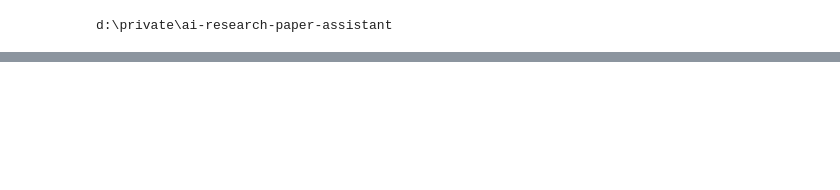
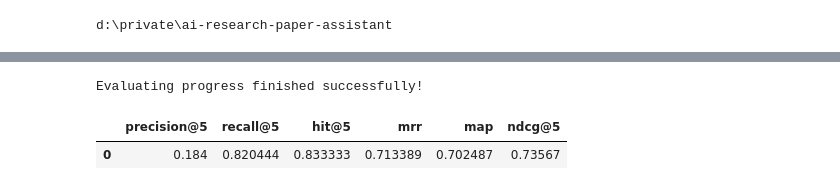
Before and after one commit to luannt1010/ai-research-paper-assistant, a Jupyter notebook: notebooks/benchmark.ipynb, the cells around one changed output, grey strips where cells are left out. Saved outputs shown, nothing was run; the diff lists cells and outputs as text; code cells hidden in the pictures; blank space fills up the shorter version.

```diff
--- a/notebooks/benchmark.ipynb
+++ b/notebooks/benchmark.ipynb
@@ -36,5 +52,5 @@ for k, v in tqdm(corpus.items(), desc="READING"):
     )
     documents.append(doc)
 # %%
-emebdder = OllamaEmbedder(dimensions=2046, num_ctx=8192, num_gpu=1)
-all_embeddings = emebdder.embed_documents(documents)
+all_embeddings = embedder.embed_documents(documents, batch_size=64)
+print(len(all_embeddings))
@@ -49,10 +74,13 @@ db.insert(documents, all_embeddings)
 # %%
-from src.evaluation.evaluator import Evaluator
-from src.reranker.cross_encoder_reranker import CrossEncoderReRanker
+eval_llm_model_name = "llama3.1"
+eval_embedder_model_name = "embeddinggemma:300m"
+temperature = 0
+max_tokens = 16384
+CANDIDATE_K = 50
+TOP_K = 5
 
-cross_reranker = CrossEncoderReRanker(device="cuda")
-
-evaluator_dense = Evaluator(repository=db, embedder=emebdder, search_mode="dense")
-evaluator_hybrid = Evaluator(repository=db, embedder=emebdder, search_mode="hybrid")
-evaluator_hybrid_rerank = Evaluator(repository=db, embedder=emebdder, reranker=cross_reranker, search_mode="hybrid")
+evaluator_dense = Evaluator(repository=db, embedder=embedder, retriever=dense_retriever, eval_llm_model_name=eval_llm_model_name, eval_embedder_model_name=eval_embedder_model_name, temperature=temperature, max_tokens=max_tokens)
+evaluator_hybrid = Evaluator(repository=db, embedder=embedder, retriever=hybrid_retriever, eval_llm_model_name=eval_llm_model_name, eval_embedder_model_name=eval_embedder_model_name, temperature=temperature, max_tokens=max_tokens)
+evaluator_dense_rerank = Evaluator(repository=db, embedder=embedder, reranker=cross_reranker, retriever=dense_retriever, eval_llm_model_name=eval_llm_model_name, eval_embedder_model_name=eval_embedder_model_name, temperature=temperature, max_tokens=max_tokens)
+evaluator_hybrid_rerank = Evaluator(repository=db, embedder=embedder, reranker=cross_reranker, retriever=hybrid_retriever, eval_llm_model_name=eval_llm_model_name, eval_embedder_model_name=eval_embedder_model_name, temperature=temperature, max_tokens=max_tokens)
 # %% [output]
@@ -77,10 +102,11 @@ all_chunks[0]
  'metadata': {'title': 'Microstructural development of human newborn cerebral white matter assessed in vivo by diffusion tensor magnetic resonance imaging.',
   'document_id': '4983'}}
 # %%
-eval_dataset_path = r"D:\private\ai-research-paper-assistant\data\eval_data.json"
-with open(eval_dataset_path, "r", encoding="utf-8") as f:
-    eval_dataset = json.load(f)
+base_path = "data"
+eval_data_dense = read_json(os.path.join(base_path, "eval_data_dense.json"))
+eval_data_hybrid = read_json(os.path.join(base_path, "eval_data_hybrid.json"))
+eval_data_dense_rerank = read_json(os.path.join(base_path, "eval_data_dense_rerank.json"))
+eval_data_hybrid_rerank = read_json(os.path.join(base_path, "eval_data_hybrid_rerank.json"))
 
-results_dense = await evaluator_dense.evaluate(queries, qrels, eval_dataset)
-results_hybrid = await evaluator_hybrid.evaluate(queries, qrels, eval_dataset)
-results_hybrid_rerank = await evaluator_hybrid_rerank.evaluate(queries, qrels, eval_dataset)
+context_gen_metrics = ["context_precision", "faithfulness", "factual_correctness"]
+retrieve_metrics = ["precision", "recall", "hit", "mrr", "map", "ndcg"]
@@ -148,0 +113,12 @@ print(get_summary())
+# %%
+results_dense = await evaluator_dense.evaluate(queries, qrels, eval_data_dense, context_gen_metrics=context_gen_metrics, retrieve_metrics=retrieve_metrics, candidate_k=None, top_k=TOP_K)
+# %% [output]
+Evaluating progress finished successfully!
+# %%
+context_gen_results = results_dense["context_gen_quality"]
+retrieve_results = results_dense["retrieve_quality"]
+compute_mean_df(context_gen_results)
+retrieve_results
+# %% [output]
+|  | precision@5 | recall@5 | hit@5 | mrr | map | ndcg@5 |
+| 0 | 0.184 | 0.820444 | 0.833333 | 0.713389 | 0.702487 | 0.73567 |
```
Also changed, not shown: parts of 31 cells of this notebook, 3 other files.
